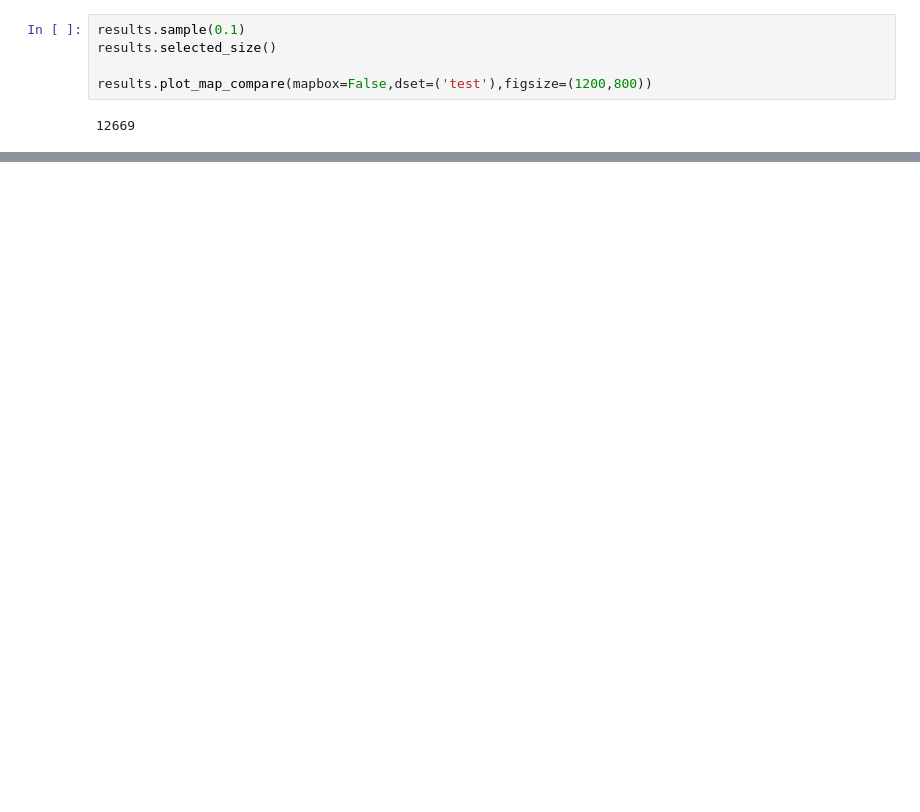
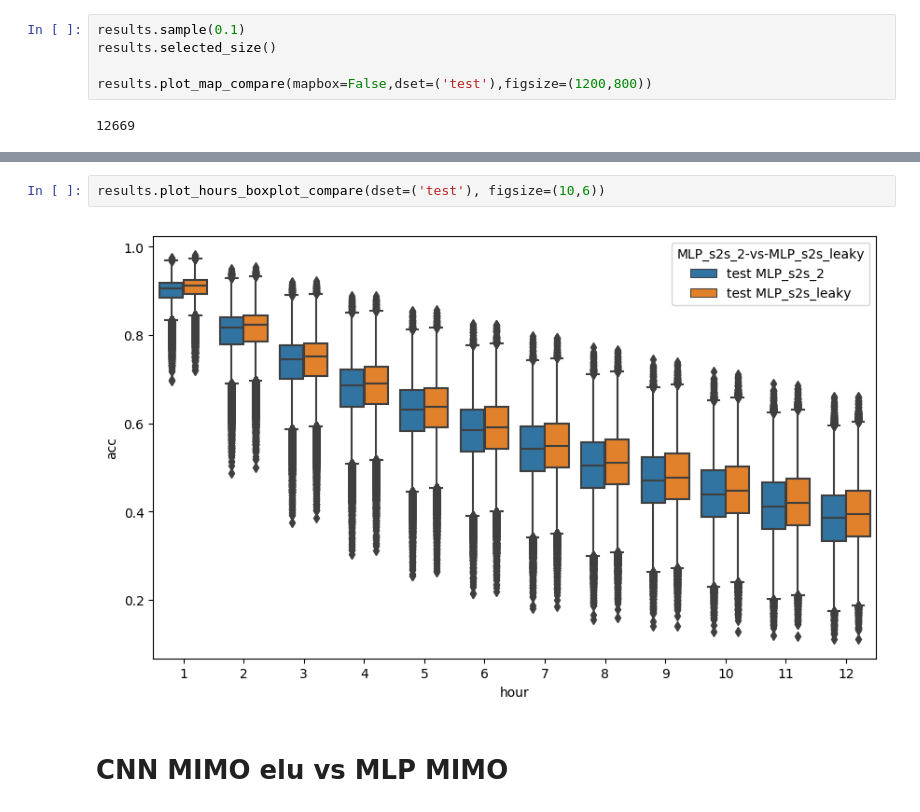
Before and after one commit to bejar/Wind, a Jupyter notebook: Notebooks/0EnergiesStatisticsFullExpCompare.ipynb, the cells around one changed output, grey strips where cells are left out. Cells and saved outputs as stored; diff of their text form; blank space fills up the shorter version.

```diff
--- a/Notebooks/0EnergiesStatisticsFullExpCompare.ipynb
+++ b/Notebooks/0EnergiesStatisticsFullExpCompare.ipynb
@@ -531,0 +584,6 @@ results.plot_hours_boxplot_compare(dset=('test'), figsize=(10,6))
+# %%
+results.plot_hours_boxplot_compare(dset=('test'), figsize=(10,6))
+# %% [output]
+[figure, added]
+# %% [markdown]
+# CNN MIMO elu vs MLP MIMO
```
Also changed, not shown: parts of 43 cells of this notebook, 3 other files.
